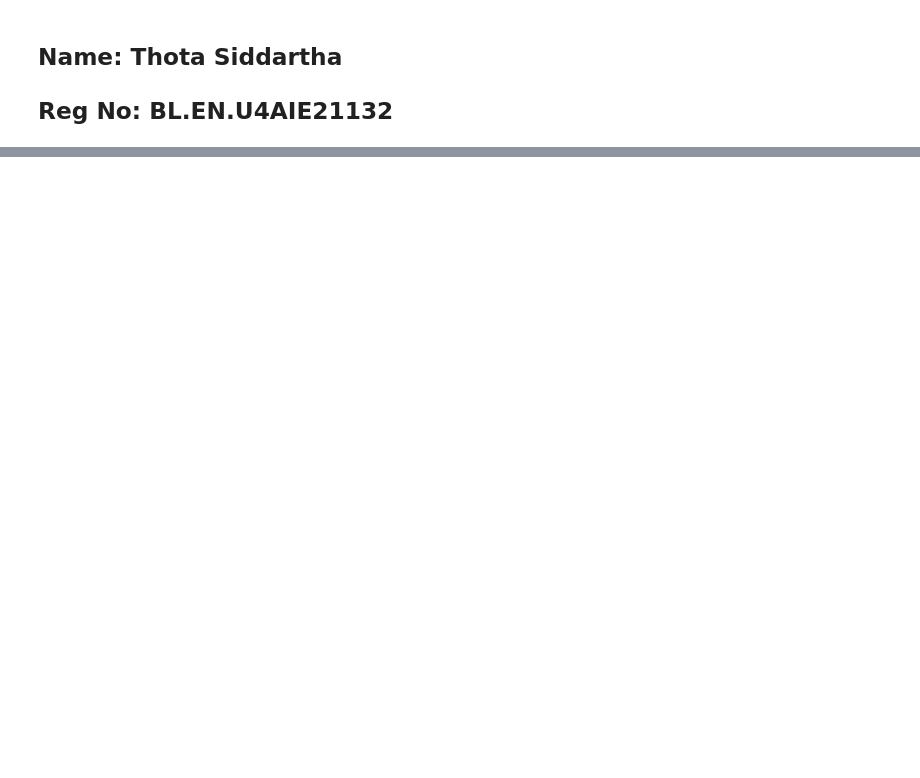
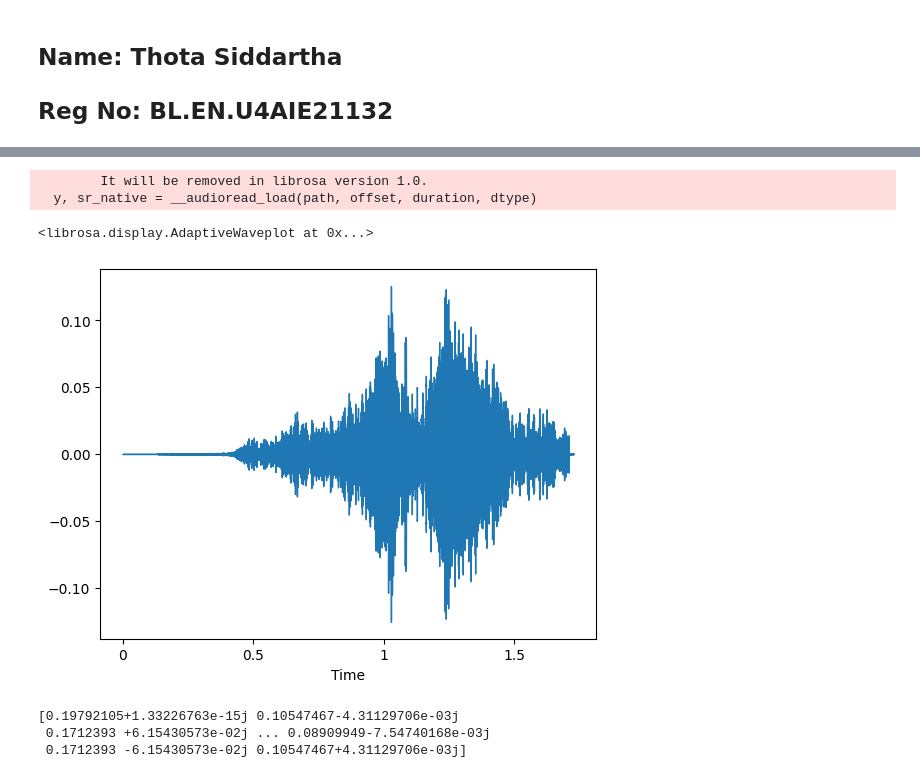
Before and after one commit to siddartha21132/AI-in-Speech-Processing, a Jupyter notebook: 21132_Lab_6.ipynb, the cells around one changed output, grey strips where cells are left out. Saved outputs shown, nothing was run; the diff lists cells and outputs as text; code cells hidden in the pictures; blank space fills up the shorter version.

```diff
--- a/21132_Lab_6.ipynb
+++ b/21132_Lab_6.ipynb
@@ -159,0 +71,3 @@ plt.show()
+# %%
+consonant_h="consonant-h.m4a"
+ipd.Audio(consonant_h)
@@ -159,0 +76,16 @@ plt.show()
+# %%
+time_signal_consonant_h, sample_rate_consonant_h = librosa.load(consonant_h)
+librosa.display.waveshow(time_signal_consonant_h)
+# %% [output]
+        It will be removed in librosa version 1.0.
+  y, sr_native = __audioread_load(path, offset, duration, dtype)
+<librosa.display.AdaptiveWaveplot at 0x...>
+[figure, added]
+# %%
+## Applying fft to the signal
+fft_consonant_h=np.fft.fft(time_signal_consonant_h, n=None, axis=-1, norm=None)
+print(fft_consonant_h)
+# %% [output]
+[0.19792105+1.33226763e-15j 0.10547467-4.31129706e-03j
+ 0.1712393 +6.15430573e-02j ... 0.08909949-7.54740168e-03j
+ 0.1712393 -6.15430573e-02j 0.10547467+4.31129706e-03j]
```
Also changed, not shown: parts of 36 cells of this notebook.
